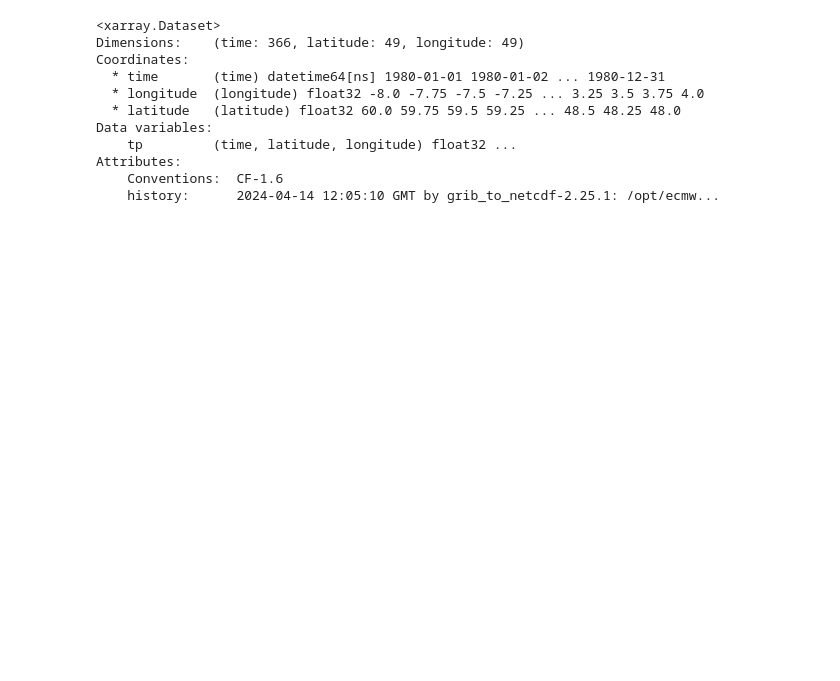
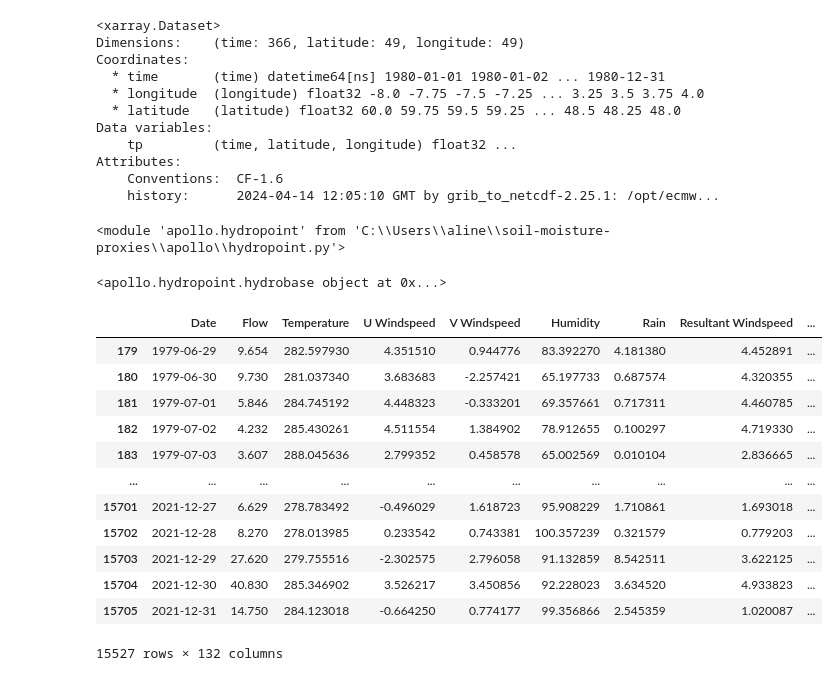
Before and after one commit to AlineGenvision/Lowlands-vs_highlands-streamflow, a Jupyter notebook: data_exploration.ipynb, the cells around one changed output. Saved outputs shown, nothing was run; the diff lists cells and outputs as text; code cells hidden in the pictures; blank space fills up the shorter version.

```diff
--- a/data_exploration.ipynb
+++ b/data_exploration.ipynb
@@ -18,3 +89,39 @@ Data variables:
 Attributes:
     Conventions:  CF-1.6
     history:      2024-04-14 12:05:10 GMT by grib_to_netcdf-2.25.1: /opt/ecmw...
+# %%
+domain_weather = xr.open_mfdataset(['Rainfall.nc',
+                                    'Pressure.nc'])
+surface_data = xr.open_dataset('Soil_Moisture.nc')
+# %%
+importlib.reload(hydropoint)
+# %% [output]
+<module 'apollo.hydropoint' from 'C:\\Users\\aline\\soil-moisture-proxies\\apollo\\hydropoint.py'>
+# %%
+db = pd.read_csv('Catchment_Database.csv')
+for i in range(len(db)):
+    test = hydropoint.hydrobase(db.loc[i][0], db.loc[i][3], db.loc[i][4])
+print(test)
+# %% [output]
+<apollo.hydropoint.hydrobase object at 0x...>
+# %%
+days = 28
+outdf = test.flow_meteorolgy_combine(domain_weather, surface_data, days)
+#outpath = str(self.station) + '_lumped.csv'
+#outdf.to_csv(outpath, index=True)
+# %%
+outdf
+# %% [output]
+|  | Date | Flow | Temperature | U Windspeed | V Windspeed | Humidity | Rain | Resultant Windspeed | ... |
+| 179 | 1979-06-29 | 9.654 | 282.597930 | 4.351510 | 0.944776 | 83.392270 | 4.181380 | 4.452891 | ... |
+| 180 | 1979-06-30 | 9.730 | 281.037340 | 3.683683 | -2.257421 | 65.197733 | 0.687574 | 4.320355 | ... |
+| 181 | 1979-07-01 | 5.846 | 284.745192 | 4.448323 | -0.333201 | 69.357661 | 0.717311 | 4.460785 | ... |
+| 182 | 1979-07-02 | 4.232 | 285.430261 | 4.511554 | 1.384902 | 78.912655 | 0.100297 | 4.719330 | ... |
+| 183 | 1979-07-03 | 3.607 | 288.045636 | 2.799352 | 0.458578 | 65.002569 | 0.010104 | 2.836665 | ... |
+| ... | ... | ... | ... | ... | ... | ... | ... | ... | ... |
+| 15701 | 2021-12-27 | 6.629 | 278.783492 | -0.496029 | 1.618723 | 95.908229 | 1.710861 | 1.693018 | ... |
+| 15702 | 2021-12-28 | 8.270 | 278.013985 | 0.233542 | 0.743381 | 100.357239 | 0.321579 | 0.779203 | ... |
+| 15703 | 2021-12-29 | 27.620 | 279.755516 | -2.302575 | 2.796058 | 91.132859 | 8.542511 | 3.622125 | ... |
+| 15704 | 2021-12-30 | 40.830 | 285.346902 | 3.526217 | 3.450856 | 92.228023 | 3.634520 | 4.933823 | ... |
+| 15705 | 2021-12-31 | 14.750 | 284.123018 | -0.664250 | 0.774177 | 99.356866 | 2.545359 | 1.020087 | ... |
+15527 rows × 132 columns
```
Also changed, not shown: parts of 6 cells of this notebook, 8 other files.
